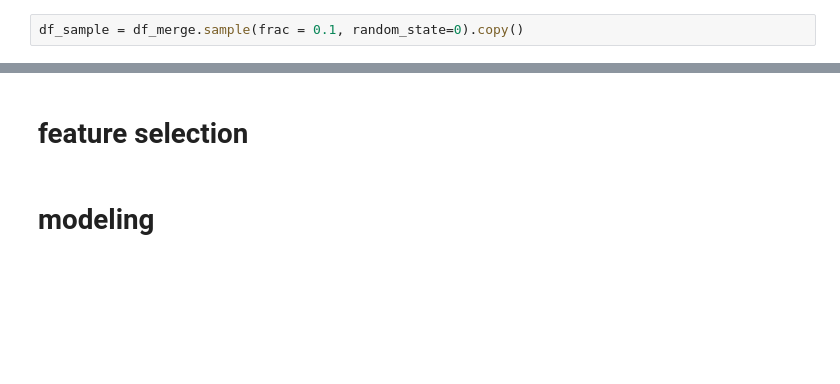
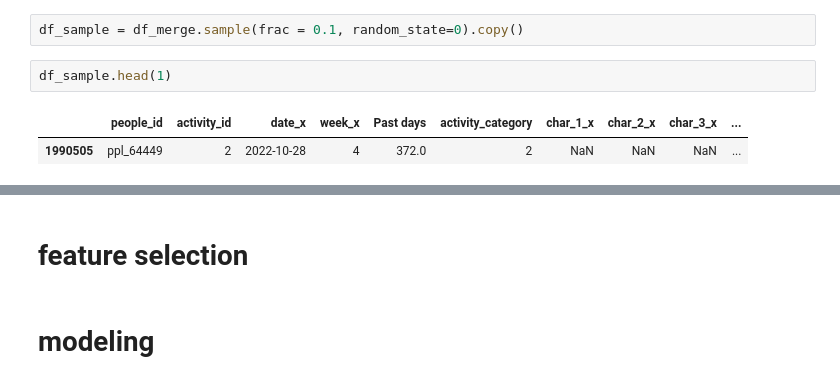
Before and after one commit to sooooner/dss_team_project_ML, a Jupyter notebook: red_hat/sooner.ipynb, the cells around one changed output, grey strips where cells are left out. Drawn from its saved outputs; the diff is of its cells as text; blank space fills up the shorter version.

```diff
--- a/red_hat/sooner.ipynb
+++ b/red_hat/sooner.ipynb
@@ -114,5 +142,10 @@ for d in ['date_x', 'date_y']:
 # %%
 df_sample = df_merge.sample(frac = 0.1, random_state=0).copy()
+# %%
+df_sample.head(1)
+# %% [output]
+|  | people_id | activity_id | date_x | week_x | Past days | activity_category | char_1_x | char_2_x | char_3_x | ... |
+| 1990505 | ppl_64449 | 2 | 2022-10-28 | 4 | 372.0 | 2 | NaN | NaN | NaN | ... |
 # %%
 plt.figure(figsize=(18,4))
 for i, feat in enumerate(['activity_category', 'char_1_y', 'char_2_y']):
```
Also changed, not shown: parts of 8 cells of this notebook.
